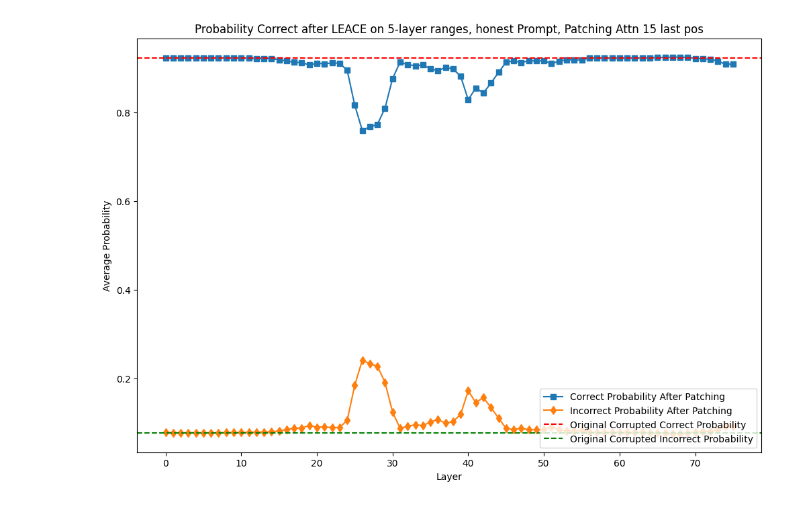
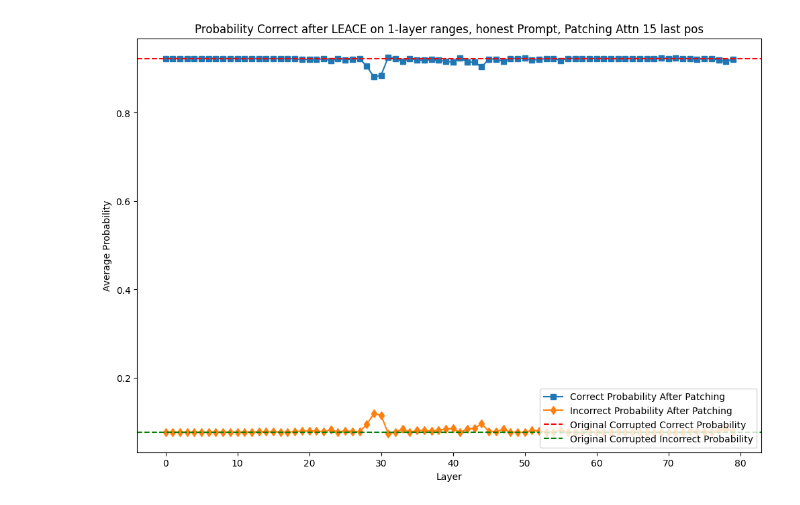
Before and after one commit to magikarp01/iti_capstone, a Jupyter notebook: leace.ipynb, the cells around one changed output. Drawn from its saved outputs; the diff is of its cells as text; code cells hidden in the pictures.

```diff
--- a/leace.ipynb
+++ b/leace.ipynb
@@ -242,7 +242,9 @@ og_probs = {"True": {}, "False": {}, "Correct": {}, "Incorrect": {}}
 patch_probs = {"True": {}, "False": {}, "Correct": {}, "Incorrect": {}}
 range_patch_probs = {"True": {}, "False": {}, "Correct": {}, "Incorrect": {}}
 # layer_ranges = [(0, 10), (10, 20), (20, 30), (30, 40), (40, 50), (50, 60), (60, 70), (70, 80)]
-layer_ranges = [(x, x+5) for x in range(0, 76)]
+
+layer_window = 1
+layer_ranges = [(x, x+layer_window) for x in range(0, 81-layer_window)]
 
 for i, row in enumerate(tqdm(azaria_mitchell_facts[:20])):
     statement = azaria_mitchell_facts[i]["claim"]
@@ -297,32 +299,32 @@ avg_og_incorrect_prob = np.mean(og_incorrect_probs_array)
 
 avg_og_clean_correct_prob = np.mean(og_clean_correct_probs_array)
 avg_og_clean_incorrect_prob = np.mean(og_clean_incorrect_probs_array)
 
 range_patch_correct_probs_array = np.array([list(range_patch_probs["Correct"][layer_range].values()) for layer_range in layer_ranges])
 range_patch_incorrect_probs_array = np.array([list(range_patch_probs["Incorrect"][layer_range].values()) for layer_range in layer_ranges])
 
 # Calculate average accuracies for range_patch_probs
 avg_range_patch_correct_probs = np.mean(range_patch_correct_probs_array, axis=1)
 avg_range_patch_incorrect_probs = np.mean(range_patch_incorrect_probs_array, axis=1)
 
 plt.figure(figsize=(12, 8))
 # Additional plots for range_patch_probs
 layer_range_indices = [start for start, end in layer_ranges]
 plt.plot(layer_range_indices, avg_range_patch_correct_probs, marker='s', linestyle='-', label='Correct Probability After Patching')
 plt.plot(layer_range_indices, avg_range_patch_incorrect_probs, marker='d', linestyle='-', label='Incorrect Probability After Patching')
 
 plt.axhline(y=avg_og_correct_prob, color='r', linestyle='--', label='Original Corrupted Correct Probability')
 # plt.axhline(y=avg_og_clean_correct_prob, color='b', linestyle='--', label='Original Clean Correct Probability')
 
 plt.axhline(y=avg_og_incorrect_prob, color='g', linestyle='--', label='Original Corrupted Incorrect Probability')
 # plt.axhline(y=avg_og_clean_incorrect_prob, color='y', linestyle='--', label='Original Clean Incorrect Probability')
 
 
 # Add labels and legend
 plt.xlabel('Layer')
 plt.ylabel('Average Probability')
 plt.legend(loc="lower right")
-plt.title(f"Probability Correct after LEACE on 5-layer ranges, {clean_mode} Prompt, Patching Attn {-cache_seq_pos} last pos")
+plt.title(f"Probability Correct after LEACE on {layer_window}-layer ranges, {clean_mode} Prompt, Patching Attn {-cache_seq_pos} last pos")
 plt.show()
 # %% [output]
-[figure, old version]
+[figure, new version]
```
Also changed, not shown: parts of 1 cell of this notebook, 2 other files.
